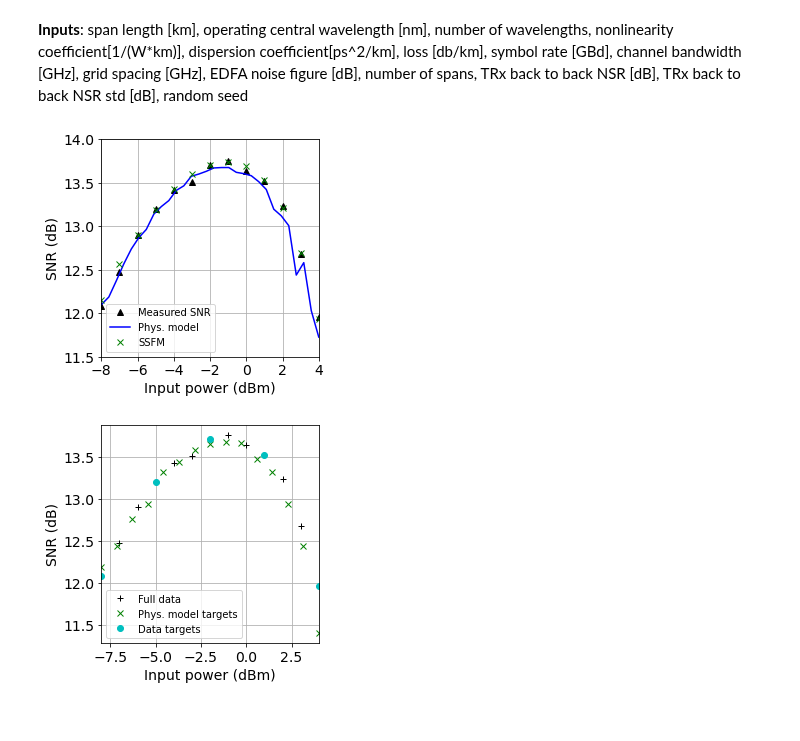
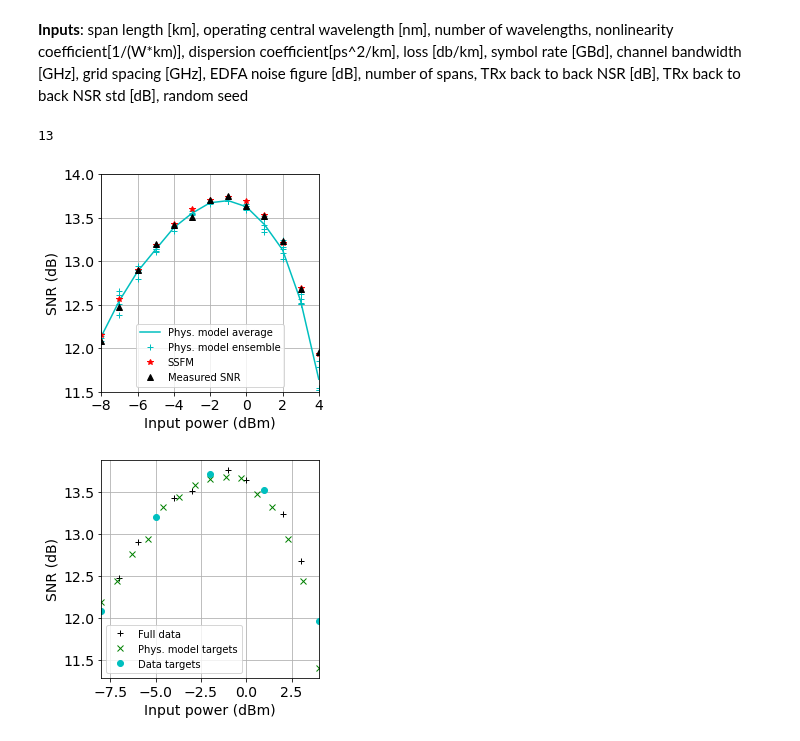
Before and after one commit to joshnevin/physics_enhanced_GPs, a Jupyter notebook: GN_model_enhanced_GPs_comp_d_pvar.ipynb, the cells around one changed output. Drawn from its saved outputs; the diff is of its cells as text; code cells hidden in the pictures.

Commit message:
fixed physical model figure

```diff
--- a/GN_model_enhanced_GPs_comp_d_pvar.ipynb
+++ b/GN_model_enhanced_GPs_comp_d_pvar.ipynb
@@ -131,7 +131,7 @@ convert_to_db((4.3e-4*1e-3)/(6.63e-34*(3e8/1550e-9)*(convert_to_lin(0.2*100) - 1
 # %%
 placeholder = 1
 #phys_model = GN_model(100, 1550, 1, 0.72, 18, 0.2, 11.5, 40.2, 50, 3, 10, placeholder, placeholder, 4)
-phys_model = GN_model(100, 1550, 1, 0.72, 16.5, 0.2, 11.5, 40.2, 50, 4.6, 10, placeholder, placeholder, 4)
+phys_model = GN_model(100, 1550, 1, 0.72, 16.5, 0.2, 11.5, 41.6, 50, 4.6, 10, placeholder, placeholder, 4)
 # %%
 pch_gn_comp = np.linspace(pch[0], pch[-1], 30)
 snr_phys_david = predict_snr_david(pch_gn_comp, phys_model, 2, 0.5/3)  # ASE and TRx back to back noise are both given by paper
@@ -141,29 +141,45 @@ def apply_b2b(snr, b2b):
 snr_ssfm = [13.78, 14.78, 15.75, 16.74, 17.7, 18.63, 19.52, 20.26, 20.8, 20.98, 20.73, 19.94, 18.7, 17.09, 15.26, 13.28]
 pch_ssfm = [-10, -9, -8, -7, -6, -5, -4, -3, -2, -1, 0, 1, 2, 3, 4, 5]
 snr_ssfm_m = [apply_b2b(i, convert_to_db(29.2)) for i in snr_ssfm]
+# %%
+snr_phys_ensemble = []
+for i in range(5):
+    snr_phys_ensemble.append(predict_snr_david(pch, phys_model, i, 0.5/3))
+# %%
+snr_phys_ensemble_ave = np.mean(snr_phys_ensemble, axis=0)
+len(snr_phys_ensemble_ave)
+# %% [output]
+13
 # %%
 f, ax = plt.subplots()
 #plt.plot(pch_comp, snr_comp, 'k^', label='Measured SNR')
+#plt.plot(pch_gn_comp, snr_phys_david, 'b-', label='Phys. model')
+plt.plot(pch, snr_phys_ensemble_ave, 'c-', label='Phys. model average')
+plt.plot(pch, snr_phys_ensemble[0], 'c+', label='Phys. model ensemble')
+plt.plot(pch, snr_phys_ensemble[1], 'c+')
+plt.plot(pch, snr_phys_ensemble[2], 'c+')
+plt.plot(pch, snr_phys_ensemble[3], 'c+')
+plt.plot(pch, snr_phys_ensemble[4], 'c+')
+#plt.plot(pch_gn_comp, snr_phys_ensemble[5], 'b.')
+plt.plot(pch_ssfm[2:-1], snr_ssfm_m[2:-1], 'r*', label = 'SSFM')
 plt.plot(pch, snr, 'k^', label='Measured SNR')
-plt.plot(pch_gn_comp, snr_phys_david, 'b-', label='Phys. model')
-plt.plot(pch_ssfm[2:-1], snr_ssfm_m[2:-1], 'gx', label = 'SSFM')
 #plt.plot(pch_gn_example, snr_phys_example, 'b-', label='Phys. model')
 plt.xlim([pch[-1], pch[0]])
 plt.xticks([-8, -6, -4, -2, 0, 2, 4])
 #plt.xticks([-10, -7.5, -5, -2.5, 0, 2.5, 5 ])
 plt.ylim([11.5, 14])
 plt.xlabel("Input power (dBm)")
 plt.ylabel("SNR (dB)")
 plt.legend(prop={'size':10})
 ax.set_aspect(1.0/ax.get_data_ratio(), adjustable='box')
 f.patch.set_facecolor('w')
 plt.grid()
 #plt.savefig('figures/david_gn_measurements_comp_ppert.pdf', dpi=200,bbox_inches='tight')
-plt.savefig('figures/final_phys_model_meas_comp.pdf', dpi=200,bbox_inches='tight')
+#plt.savefig('figures/final_phys_model_meas_comp.pdf', dpi=200,bbox_inches='tight')
 #plt.savefig('figures/ssfm_comp_david.pdf', dpi=200,bbox_inches='tight')
 plt.show()
 # %% [output]
-[figure, old version]
+[figure, new version]
 # %%
 num_pts_phys = 15
 # %%
```
